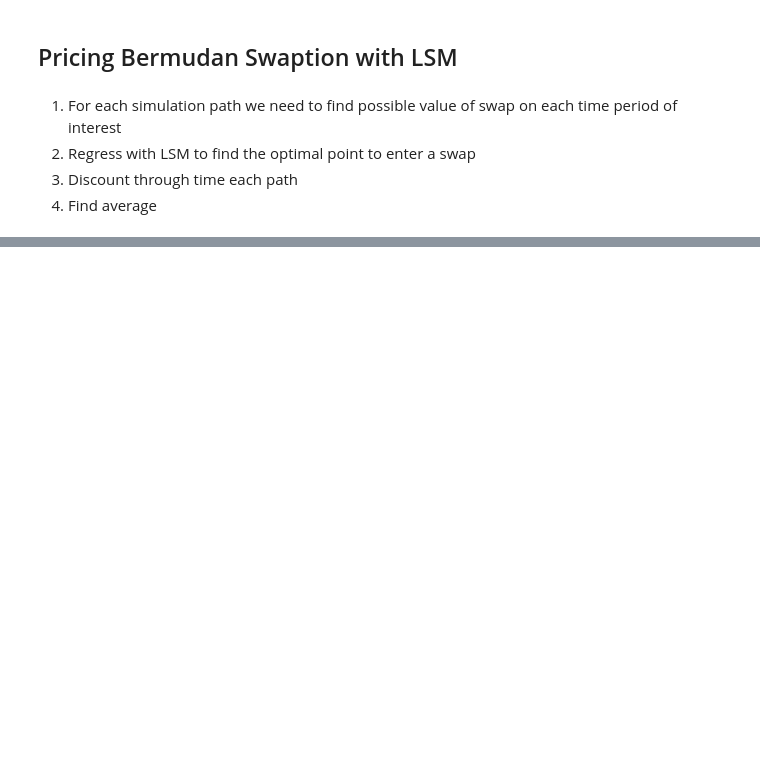
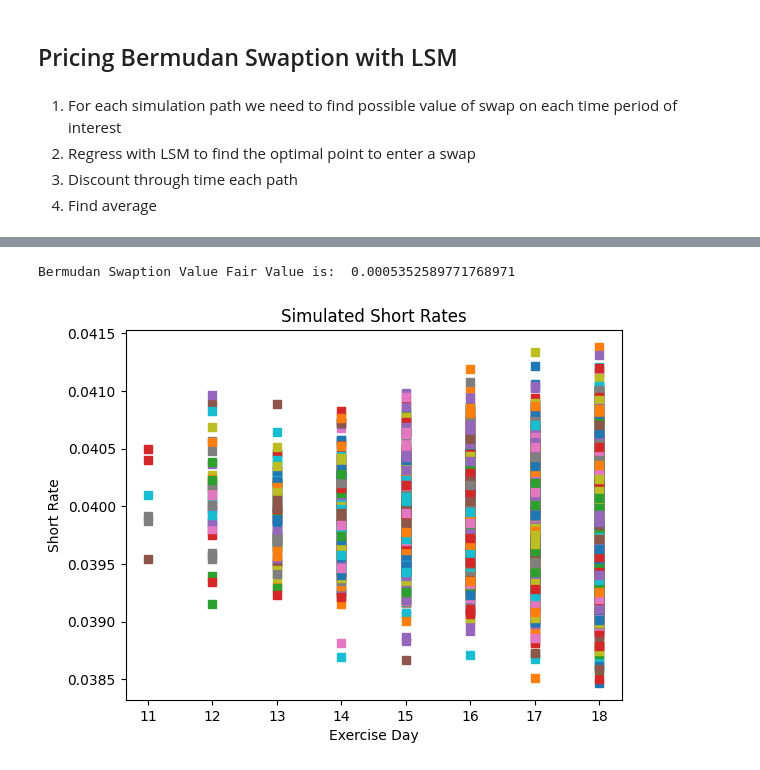
Before and after one commit to pmchrist/Pricing-Interest-Rate-Swaptions, a Jupyter notebook: Implementation.ipynb, the cells around one changed output, grey strips where cells are left out. Drawn from its saved outputs; the diff is of its cells as text; code cells hidden in the pictures; blank space fills up the shorter version.

```diff
--- a/Implementation.ipynb
+++ b/Implementation.ipynb
@@ -389,0 +444,36 @@ Bermudan Swaption Value Fair Value is:  0.01589757847469248
+# %%
+max_indexes = []
+max_values = []
+sim_id = []
+
+fair_values_t = []
+
+for sim in range(simulations):
+    max_index = np.argmax(simulations_swap_values[sim])
+    max_value = simulations_swap_values[sim][max_index]
+
+    # Used for later visualization
+    if (max_value > 0):
+        sim_id.append(sim)
+        max_indexes.append(max_index)
+        max_values.append(max_value)
+
+    disc_rate = forward_rate_paths_regression[sim, max_index]
+    max_value_fair = max_value*np.exp(-disc_rate*(max_index*pay_rate))        # dt cancels with days per year, obviously
+    fair_values_t.append(max_value_fair)
+fair_value_t = np.mean(fair_values_t)
+print("Bermudan Swaption Value Fair Value is: ", fair_value_t)
+# %% [output]
+Bermudan Swaption Value Fair Value is:  0.0005352589771768971
+# %%
+#for id in range(len(sim_id)):
+for id in range(len(sim_id)):
+    plt.plot(max_indexes[id], short_rate_paths[sim_id[id]][max_indexes[id]], "s")
+    #plt.plot(short_rate_paths[sim_id[id]].T, "grey")
+
+plt.title("Simulated Short Rates")
+plt.xlabel("Exercise Day")
+plt.ylabel("Short Rate")
+plt.show()
+# %% [output]
+[figure, added]
```
Also changed, not shown: parts of 16 cells of this notebook.
